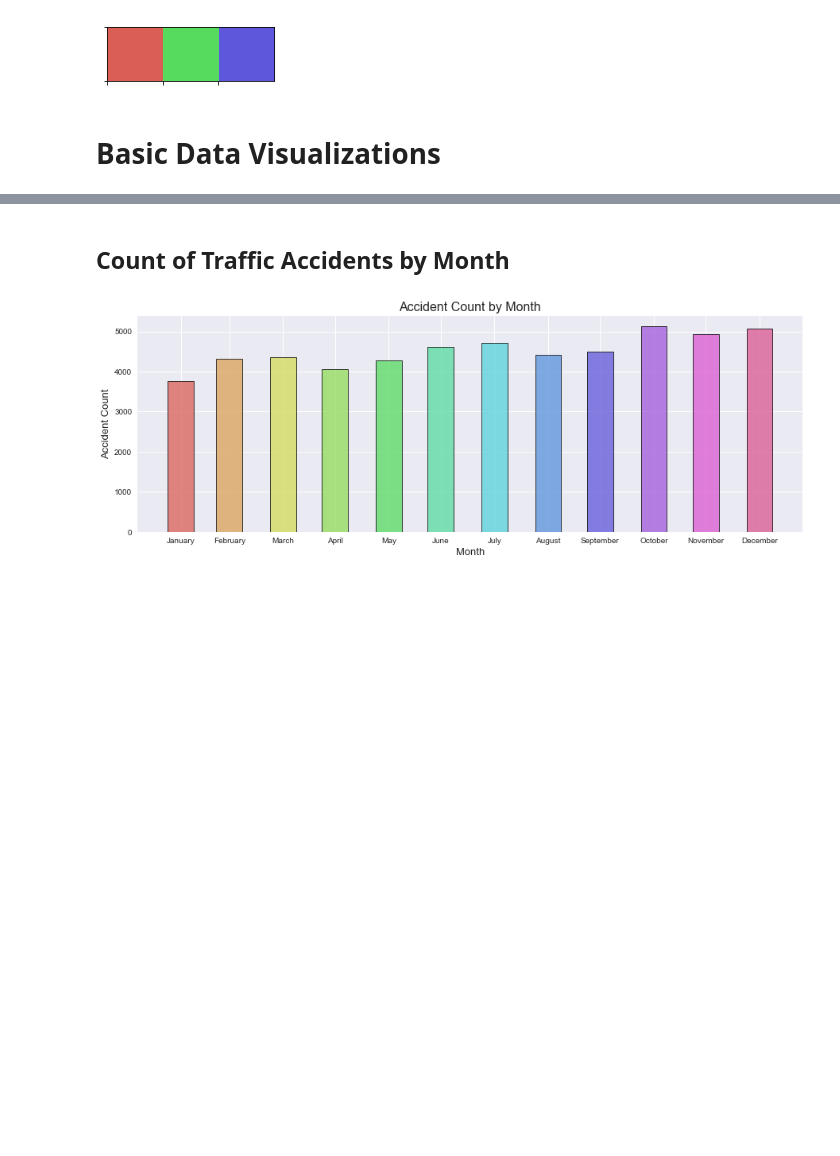
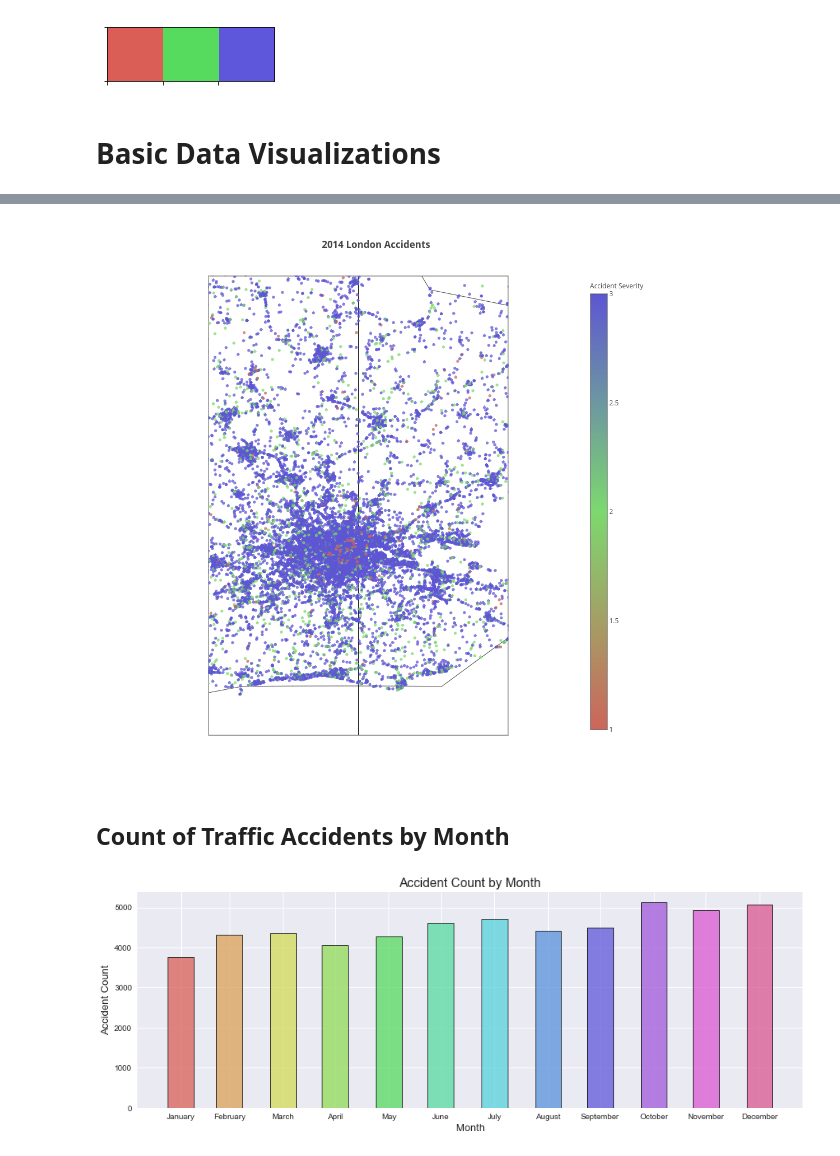
Before and after one commit to hmlanden/TrafikiPy, a Jupyter notebook: TrafikiPy.ipynb, the cells around one changed output, grey strips where cells are left out. Saved outputs shown, nothing was run; the diff lists cells and outputs as text; code cells hidden in the pictures; blank space fills up the shorter version.

```diff
--- a/TrafikiPy.ipynb
+++ b/TrafikiPy.ipynb
@@ -144,3 +197,53 @@ twelve
+# %%
+# ----------------------------------------------------------------------
+# Part 2.1.1: Geographical heatmap for just London
+# ----------------------------------------------------------------------
+data = [dict(type = 'scattergeo',
+             lon = traffic_df['Longitude'],
+             lat = traffic_df['Latitude'],
+             mode = 'markers',
+             marker = dict(
+                 size = 5,
+                 opacity = 0.75,
+                 reversescale = True,
+                 autocolorscale = False,
+                 symbol = 'circle',
+                 colorscale = scl,
+                 color = traffic_df['Accident Severity'],
+                 cmax = 3,
+                 colorbar=dict(
+                     title='Accident Severity'))
+        )]
+
+layout = dict(title='<b>2014 London Accidents</b>',
+              width=1000,
+              height=1000,
+              geo = dict(scope = 'globe',
+                         projection=dict(type='eckert4'),
+                         lonaxis = dict(
+                             showgrid = True,
+                             gridwidth = 0.5,
+                             range= [-1, 1],
+                             gridcolor='#000000',
+                             dtick = 5),
+                         lataxis = dict(
+                             showgrid = True,
+                             gridwidth = 0.5,
+                             range = [50.5, 53],
+                             gridcolor ='#000000',
+                             dtick = 5),
+                         showland = True,
+                         landcolor = 'FFFFFF',
+                         subunitcolor = '#E5E5E5',
+                         countrycolor = '#000000'))
+
+# create figure
+fig = dict(data=data, layout=layout)
+
+# display plot
+py.image.ishow(fig)
+# %% [output]
+[figure, added]
 # %% [markdown]
 ## Count of Traffic Accidents by Month
 # %%
```
Also changed, not shown: parts of 4 cells of this notebook, 1 other file.
